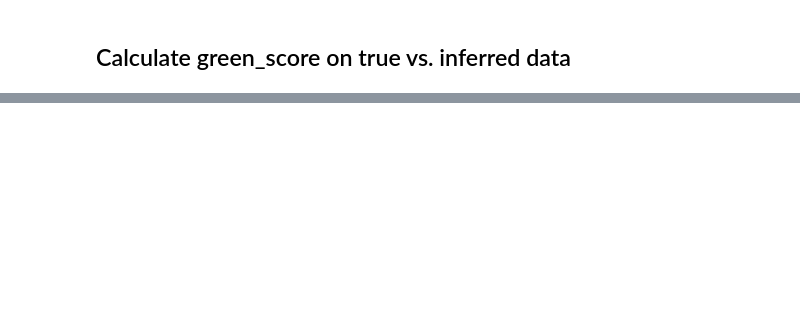
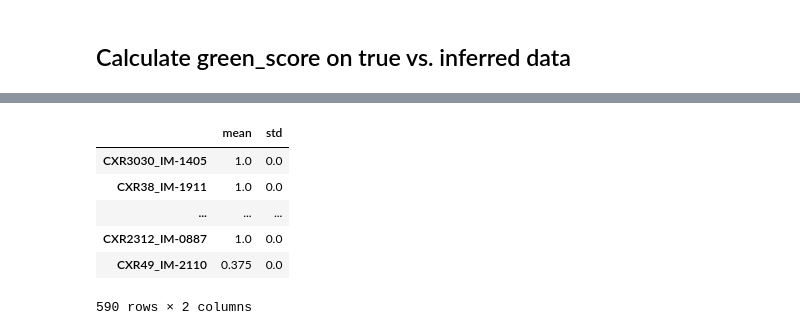
Before and after one commit to ramm777/transformers_xray_report, a Jupyter notebook: task2_1_inference.ipynb, the cells around one changed output, grey strips where cells are left out. Saved outputs shown, nothing was run; the diff lists cells and outputs as text; code cells hidden in the pictures; blank space fills up the shorter version.

```diff
--- a/task2_1_inference.ipynb
+++ b/task2_1_inference.ipynb
@@ -221,2 +331,12 @@ Key: CXR738_IM-2296, Value: bone: No acute bony abnormality. heart: Heart size i
 # %%
 green_scores.to_csv('data/green_scores_Qwen2-VL-7B.csv', index=True)
+# %%
+green_scores
+# %% [output]
+|  | mean | std |
+| CXR3030_IM-1405 | 1.0 | 0.0 |
+| CXR38_IM-1911 | 1.0 | 0.0 |
+| ... | ... | ... |
+| CXR2312_IM-0887 | 1.0 | 0.0 |
+| CXR49_IM-2110 | 0.375 | 0.0 |
+590 rows × 2 columns
```
Also changed, not shown: parts of 13 cells of this notebook, 2 other files.
